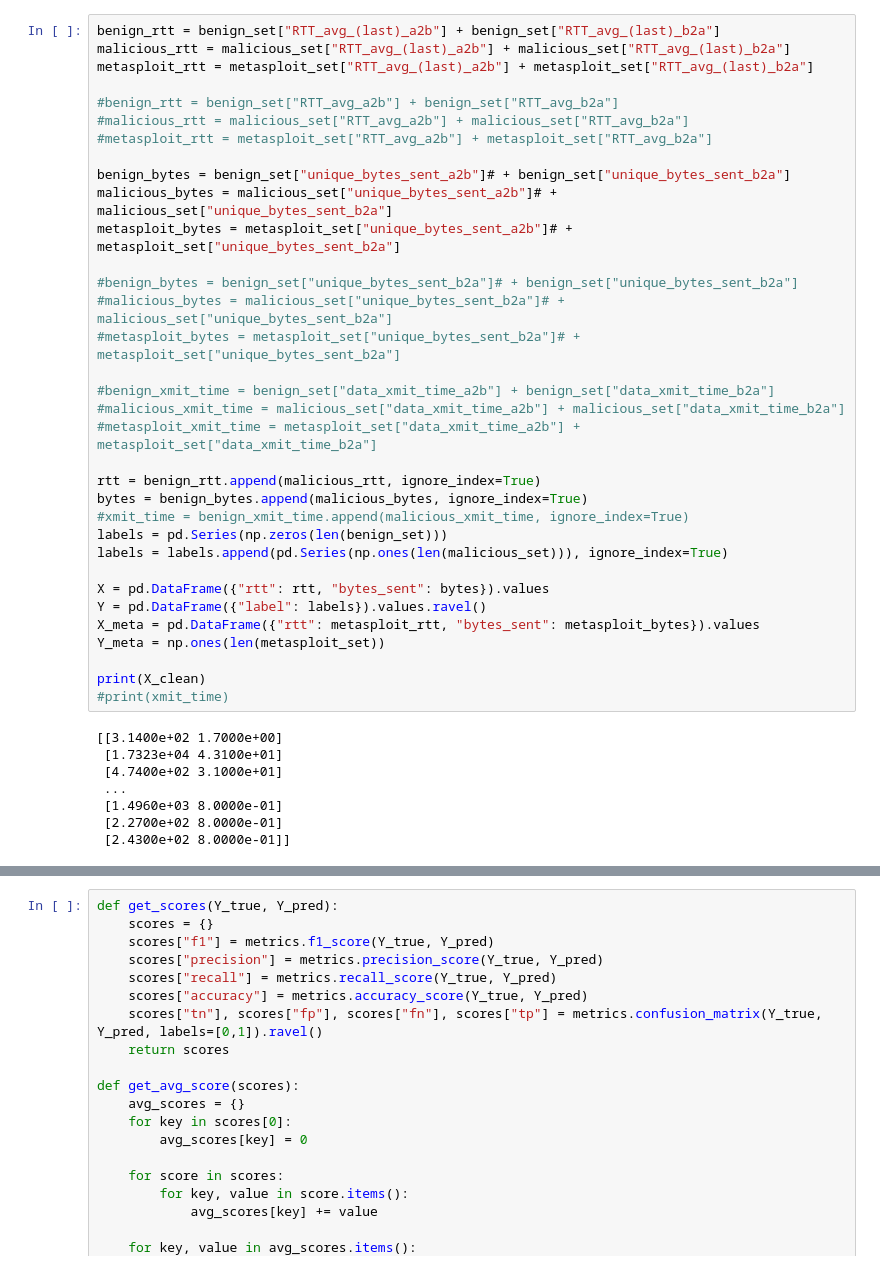
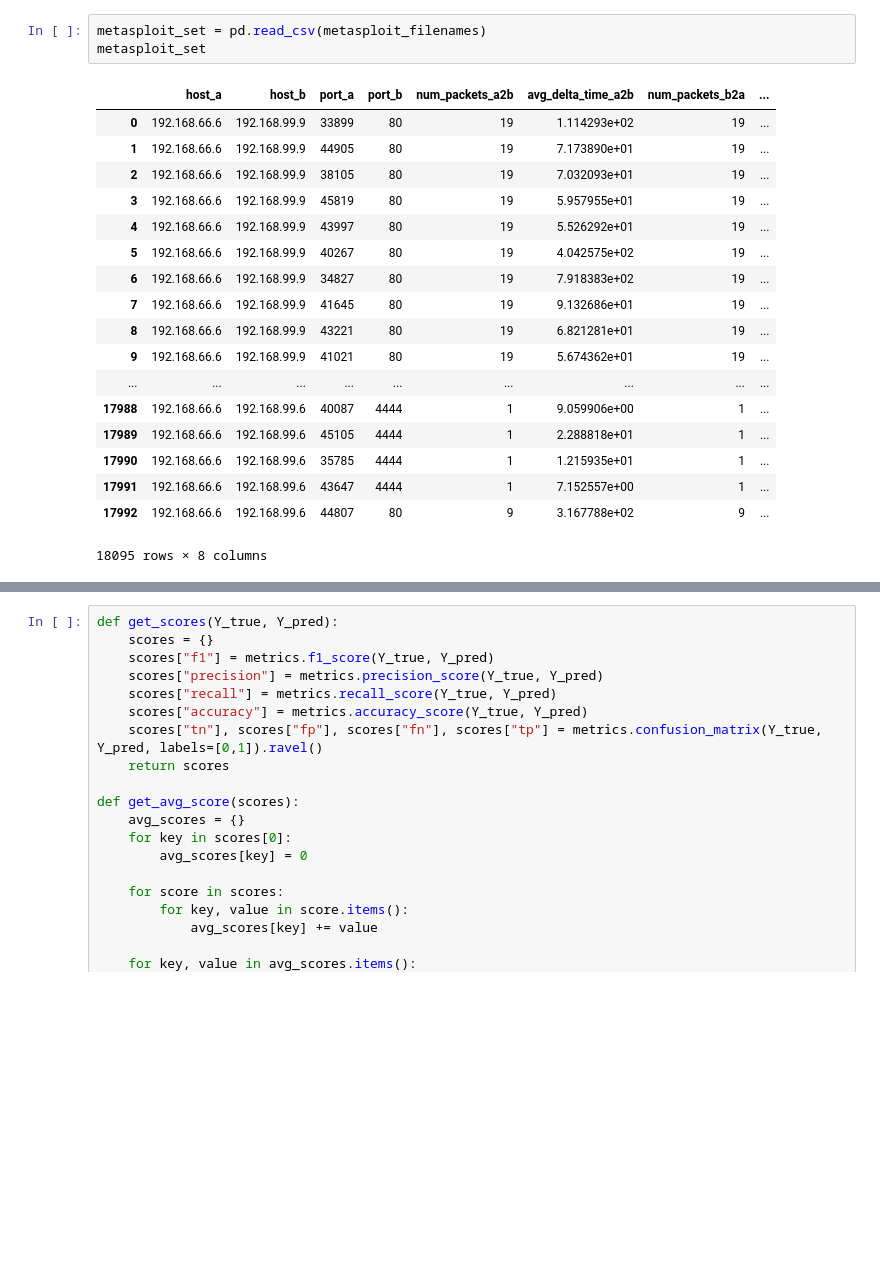
Before and after one commit to bazz-066/unsw-header-analysis, a Jupyter notebook: Delta Time Analysis.ipynb, the cells around one changed output, grey strips where cells are left out. Saved outputs shown, nothing was run; the diff lists cells and outputs as text; blank space fills up the shorter version.

```diff
--- a/Delta Time Analysis.ipynb
+++ b/Delta Time Analysis.ipynb
@@ -91,43 +76,23 @@ Unnamed: 139
-# %%
-benign_rtt = benign_set["RTT_avg_(last)_a2b"] + benign_set["RTT_avg_(last)_b2a"]
-malicious_rtt = malicious_set["RTT_avg_(last)_a2b"] + malicious_set["RTT_avg_(last)_b2a"]
-metasploit_rtt = metasploit_set["RTT_avg_(last)_a2b"] + metasploit_set["RTT_avg_(last)_b2a"]
-
-#benign_rtt = benign_set["RTT_avg_a2b"] + benign_set["RTT_avg_b2a"]
-#malicious_rtt = malicious_set["RTT_avg_a2b"] + malicious_set["RTT_avg_b2a"]
-#metasploit_rtt = metasploit_set["RTT_avg_a2b"] + metasploit_set["RTT_avg_b2a"]
-
-benign_bytes = benign_set["unique_bytes_sent_a2b"]# + benign_set["unique_bytes_sent_b2a"]
-malicious_bytes = malicious_set["unique_bytes_sent_a2b"]# + malicious_set["unique_bytes_sent_b2a"]
-metasploit_bytes = metasploit_set["unique_bytes_sent_a2b"]# + metasploit_set["unique_bytes_sent_b2a"]
-
-#benign_bytes = benign_set["unique_bytes_sent_b2a"]# + benign_set["unique_bytes_sent_b2a"]
-#malicious_bytes = malicious_set["unique_bytes_sent_b2a"]# + malicious_set["unique_bytes_sent_b2a"]
-#metasploit_bytes = metasploit_set["unique_bytes_sent_b2a"]# + metasploit_set["unique_bytes_sent_b2a"]
-
-#benign_xmit_time = benign_set["data_xmit_time_a2b"] + benign_set["data_xmit_time_b2a"]
-#malicious_xmit_time = malicious_set["data_xmit_time_a2b"] + malicious_set["data_xmit_time_b2a"]
-#metasploit_xmit_time = metasploit_set["data_xmit_time_a2b"] + metasploit_set["data_xmit_time_b2a"]
-
-rtt = benign_rtt.append(malicious_rtt, ignore_index=True)
-bytes = benign_bytes.append(malicious_bytes, ignore_index=True)
-#xmit_time = benign_xmit_time.append(malicious_xmit_time, ignore_index=True)
-labels = pd.Series(np.zeros(len(benign_set)))
-labels = labels.append(pd.Series(np.ones(len(malicious_set))), ignore_index=True)
-
-X = pd.DataFrame({"rtt": rtt, "bytes_sent": bytes}).values
-Y = pd.DataFrame({"label": labels}).values.ravel()
-X_meta = pd.DataFrame({"rtt": metasploit_rtt, "bytes_sent": metasploit_bytes}).values
-Y_meta = np.ones(len(metasploit_set))
-
-print(X_clean)
-#print(xmit_time)
-# %% [output]
-[[3.1400e+02 1.7000e+00]
- [1.7323e+04 4.3100e+01]
- [4.7400e+02 3.1000e+01]
- ...
- [1.4960e+03 8.0000e-01]
- [2.2700e+02 8.0000e-01]
- [2.4300e+02 8.0000e-01]]
+# %%
+metasploit_set = pd.read_csv(metasploit_filenames)
+metasploit_set
+# %% [output]
+|  | host_a | host_b | port_a | port_b | num_packets_a2b | avg_delta_time_a2b | num_packets_b2a | ... |
+| 0 | 192.168.66.6 | 192.168.99.9 | 33899 | 80 | 19 | 1.114293e+02 | 19 | ... |
+| 1 | 192.168.66.6 | 192.168.99.9 | 44905 | 80 | 19 | 7.173890e+01 | 19 | ... |
+| 2 | 192.168.66.6 | 192.168.99.9 | 38105 | 80 | 19 | 7.032093e+01 | 19 | ... |
+| 3 | 192.168.66.6 | 192.168.99.9 | 45819 | 80 | 19 | 5.957955e+01 | 19 | ... |
+| 4 | 192.168.66.6 | 192.168.99.9 | 43997 | 80 | 19 | 5.526292e+01 | 19 | ... |
+| 5 | 192.168.66.6 | 192.168.99.9 | 40267 | 80 | 19 | 4.042575e+02 | 19 | ... |
+| 6 | 192.168.66.6 | 192.168.99.9 | 34827 | 80 | 19 | 7.918383e+02 | 19 | ... |
+| 7 | 192.168.66.6 | 192.168.99.9 | 41645 | 80 | 19 | 9.132686e+01 | 19 | ... |
+| 8 | 192.168.66.6 | 192.168.99.9 | 43221 | 80 | 19 | 6.821281e+01 | 19 | ... |
+| 9 | 192.168.66.6 | 192.168.99.9 | 41021 | 80 | 19 | 5.674362e+01 | 19 | ... |
+| ... | ... | ... | ... | ... | ... | ... | ... | ... |
+| 17988 | 192.168.66.6 | 192.168.99.6 | 40087 | 4444 | 1 | 9.059906e+00 | 1 | ... |
+| 17989 | 192.168.66.6 | 192.168.99.6 | 45105 | 4444 | 1 | 2.288818e+01 | 1 | ... |
+| 17990 | 192.168.66.6 | 192.168.99.6 | 35785 | 4444 | 1 | 1.215935e+01 | 1 | ... |
+| 17991 | 192.168.66.6 | 192.168.99.6 | 43647 | 4444 | 1 | 7.152557e+00 | 1 | ... |
+| 17992 | 192.168.66.6 | 192.168.99.6 | 44807 | 80 | 9 | 3.167788e+02 | 9 | ... |
+18095 rows × 8 columns
 # %%
```
Also changed, not shown: parts of 41 cells of this notebook, 3 other files.
